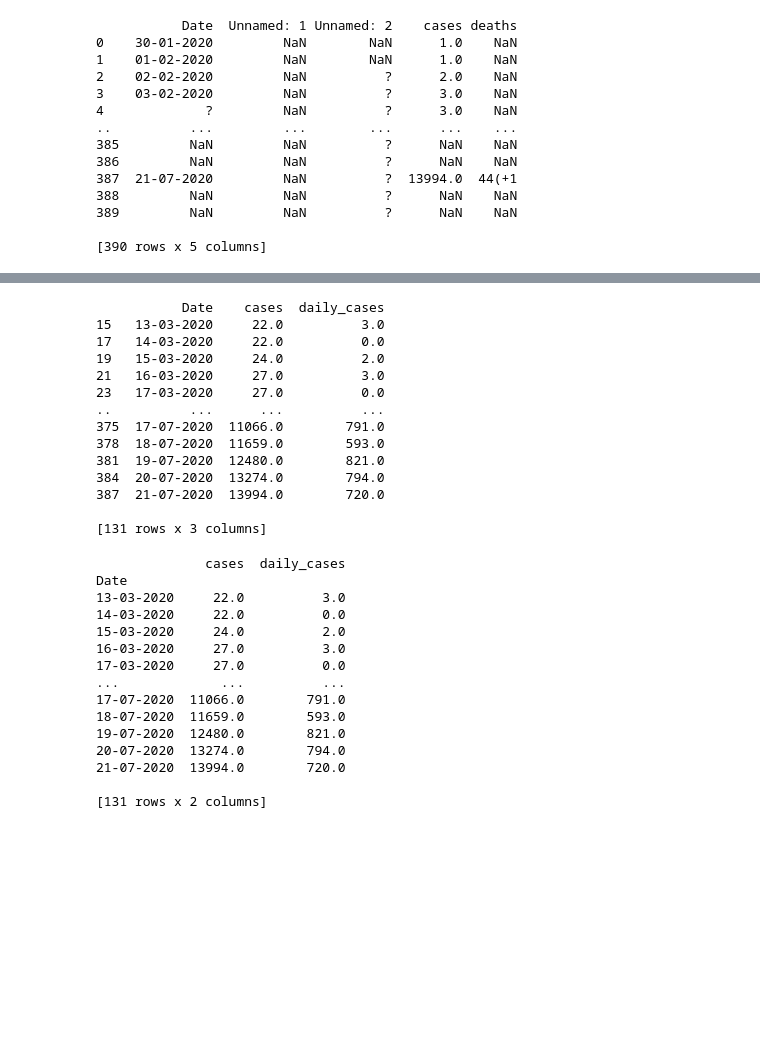
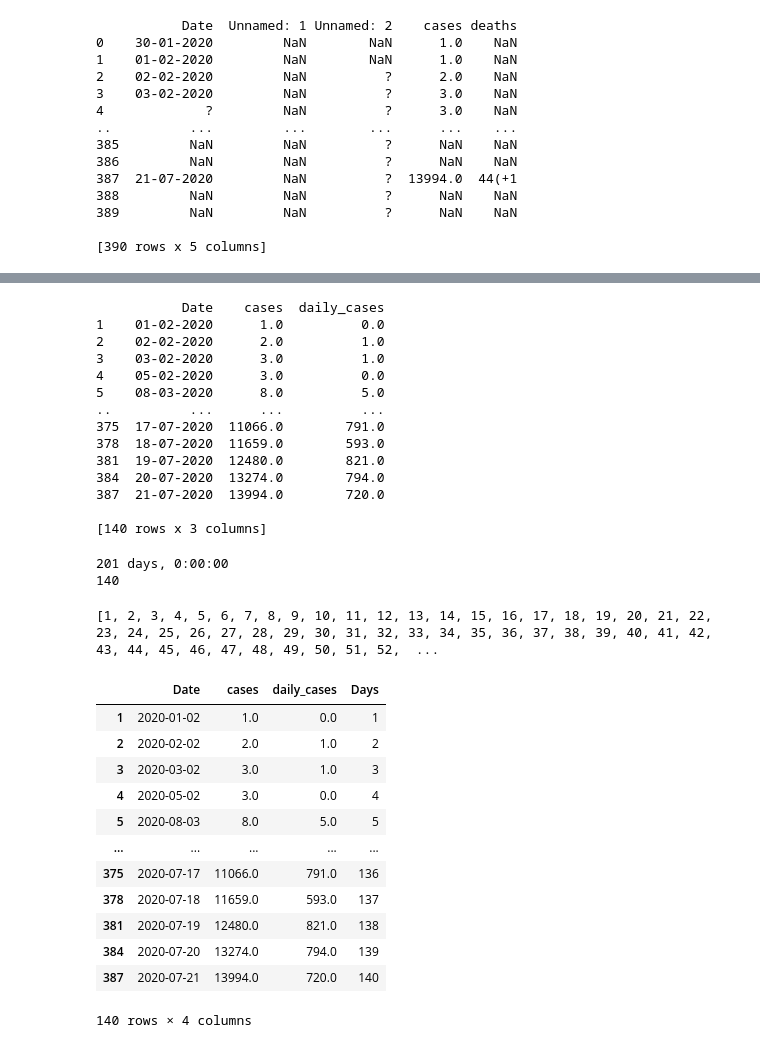
Before and after one commit to Nextgen-AI-solutions/ML_and_data_analysis, a Jupyter notebook: Covid_19.Analysis.ipynb, the cells around one changed output, grey strips where cells are left out. Saved outputs shown, nothing was run; the diff lists cells and outputs as text; code cells hidden in the pictures; blank space fills up the shorter version.

```diff
--- a/Covid_19.Analysis.ipynb
+++ b/Covid_19.Analysis.ipynb
@@ -20,3 +21,6 @@ print(df)
 389         NaN         NaN          ?      NaN    NaN
 
 [390 rows x 5 columns]
+# %%
+df.loc[4,'Date']='05-02-2020'
+print(df)
@@ -76,7 +95,7 @@ print(df)
 
 [141 rows x 4 columns]
 # %%
-df=df.iloc[5:,:]
+df=df.iloc[1:,:]
 print(df)
 # %% [output]
            Date    cases  next_day_cases  daily_cases
@@ -98,11 +117,11 @@ df=df[['Date','cases','daily_cases']]
 print(df)
 # %% [output]
            Date    cases  daily_cases
-15   13-03-2020     22.0          3.0
-17   14-03-2020     22.0          0.0
-19   15-03-2020     24.0          2.0
-21   16-03-2020     27.0          3.0
-23   17-03-2020     27.0          0.0
+1    01-02-2020      1.0          0.0
+2    02-02-2020      2.0          1.0
+3    03-02-2020      3.0          1.0
+4    05-02-2020      3.0          0.0
+5    08-03-2020      8.0          5.0
 ..          ...      ...          ...
 375  17-07-2020  11066.0        791.0
 378  18-07-2020  11659.0        593.0
@@ -110,4 +129,4 @@ print(df)
 384  20-07-2020  13274.0        794.0
 387  21-07-2020  13994.0        720.0
 
-[131 rows x 3 columns]
+[140 rows x 3 columns]
@@ -116,18 +133,34 @@ df.set_index('Date',inplace=True)
-# %%
-print(df)
-# %% [output]
-              cases  daily_cases
-Date
-13-03-2020     22.0          3.0
-14-03-2020     22.0          0.0
-15-03-2020     24.0          2.0
-16-03-2020     27.0          3.0
-17-03-2020     27.0          0.0
-...             ...          ...
-17-07-2020  11066.0        791.0
-18-07-2020  11659.0        593.0
-19-07-2020  12480.0        821.0
-20-07-2020  13274.0        794.0
-21-07-2020  13994.0        720.0
-
-[131 rows x 2 columns]
+# %%
+df['Date']=pd.to_datetime(df.Date)
+# print(df)
+dt_str=dt.date(2020,1,2)
+dt_stp=dt.date(2020,7,21)
+no_of_days=dt_stp-dt_str
+print(no_of_days)
+print(len(df))
+# %% [output]
+201 days, 0:00:00
+140
+# %%
+days=[]
+
+for i in range(1,141):
+    days.append(i)
+print(days)
+df["Days"]=days
+df
+# %% [output]
+[1, 2, 3, 4, 5, 6, 7, 8, 9, 10, 11, 12, 13, 14, 15, 16, 17, 18, 19, 20, 21, 22, 23, 24, 25, 26, 27, 28, 29, 30, 31, 32, 33, 34, 35, 36, 37, 38, 39, 40, 41, 42, 43, 44, 45, 46, 47, 48, 49, 50, 51, 52,  ...
+|  | Date | cases | daily_cases | Days |
+| 1 | 2020-01-02 | 1.0 | 0.0 | 1 |
+| 2 | 2020-02-02 | 2.0 | 1.0 | 2 |
+| 3 | 2020-03-02 | 3.0 | 1.0 | 3 |
+| 4 | 2020-05-02 | 3.0 | 0.0 | 4 |
+| 5 | 2020-08-03 | 8.0 | 5.0 | 5 |
+| ... | ... | ... | ... | ... |
+| 375 | 2020-07-17 | 11066.0 | 791.0 | 136 |
+| 378 | 2020-07-18 | 11659.0 | 593.0 | 137 |
+| 381 | 2020-07-19 | 12480.0 | 821.0 | 138 |
+| 384 | 2020-07-20 | 13274.0 | 794.0 | 139 |
+| 387 | 2020-07-21 | 13994.0 | 720.0 | 140 |
+140 rows × 4 columns
```
Also changed, not shown: parts of 10 cells of this notebook.
